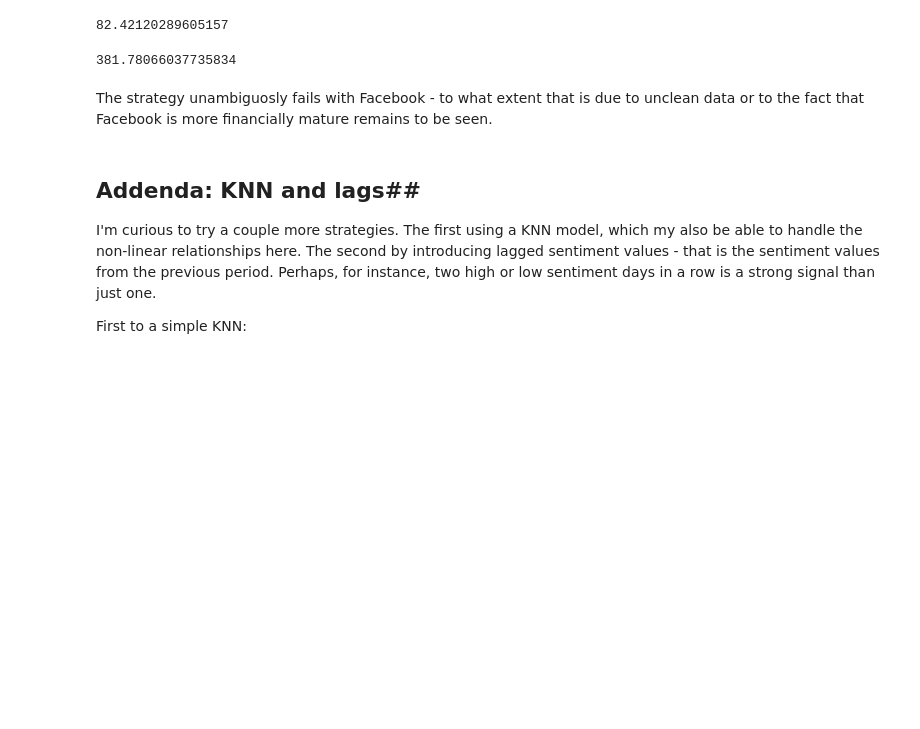
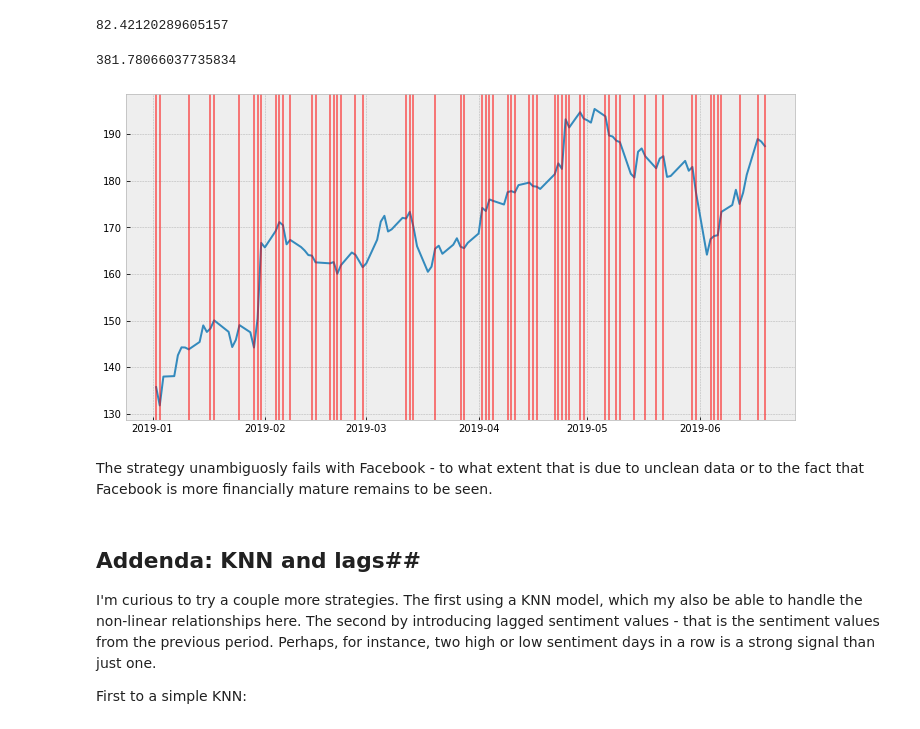
Before and after one commit to max-miller/stock_sentiment_analyzer, a Jupyter notebook: sentiment_based_predictions.ipynb, the cells around one changed output. Cells and saved outputs as stored; diff of their text form; code cells hidden in the pictures; blank space fills up the shorter version.

Commit message:
Notebook update and images added.

```diff
--- a/sentiment_based_predictions.ipynb
+++ b/sentiment_based_predictions.ipynb
@@ -331,6 +331,18 @@ final = facebook_master[:'2019']['4. close'][0]
 (1000/initial)*final - 1000
 # %% [output]
 381.78066037735834
+# %%
+trades = []
+for n in range(0,len(facebook_y_pred)):
+    if facebook_y_pred[n] == 1:
+        trades.append(str(facebook_y_test.index[n])[:10])
+
+plt.figure(figsize=(12,6))
+plt.plot(facebook_master[:'2019']['4. close'])
+for trade in trades:
+    plt.axvline(x=[trade], color='r', alpha=.5)
+# %% [output]
+[figure, added]
 # %% [markdown]
 The strategy unambiguosly fails with Facebook - to what extent that is due to unclean data or to the fact that Facebook is more financially mature remains to be seen.
 # %% [markdown]
```
Also changed, not shown: parts of 5 cells of this notebook, 3 other files.
